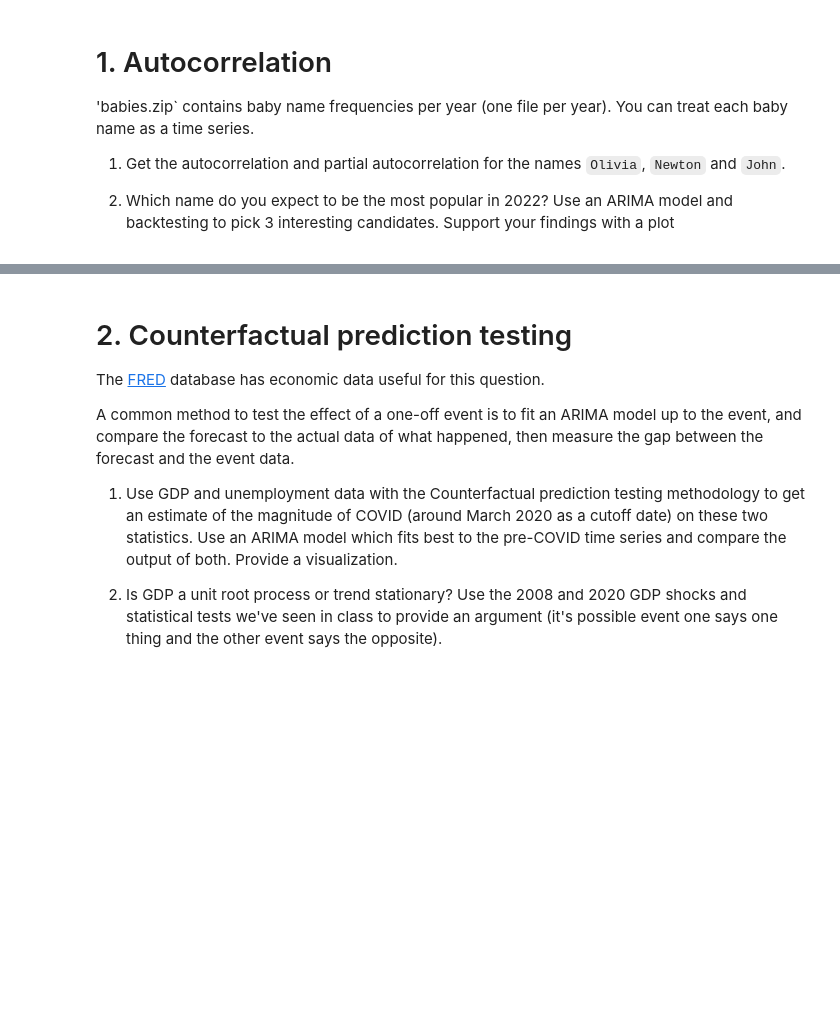
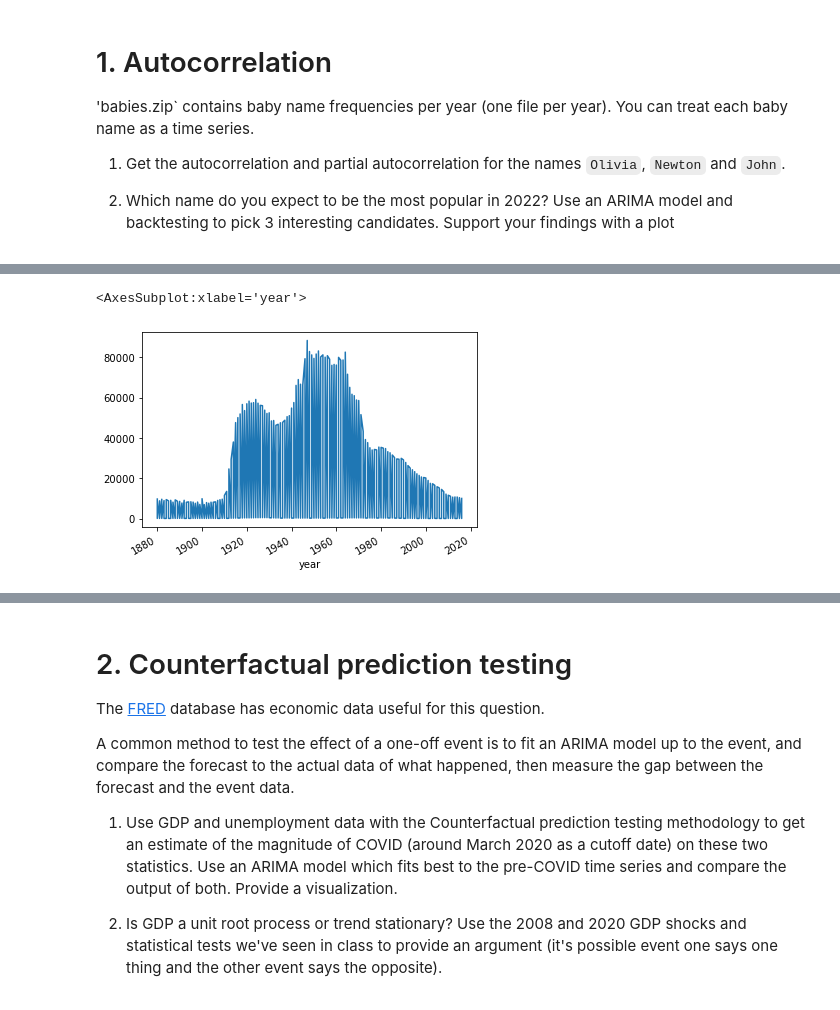
Before and after one commit to yuriemond/5-5-time-series, a Jupyter notebook: workshop.ipynb, the cells around one changed output, grey strips where cells are left out. Cells and saved outputs as stored; diff of their text form; code cells hidden in the pictures; blank space fills up the shorter version.

```diff
--- a/workshop.ipynb
+++ b/workshop.ipynb
@@ -8,0 +24,17 @@
+# %%
+#create a df from the zip file with name, gender and count as a column
+df = pd.DataFrame()
+colnames = ['name', 'gender', 'count']
+
+# Read the zip file
+with ZipFile("data/babies.zip") as temp_zip:
+    for file_name in temp_zip.namelist():
+        if ".txt" in file_name:
+            # Read the current file from the zip
+            with temp_zip.open(file_name) as temp_file:
+                temp_df = pd.read_csv(temp_file, names=colnames)
+                temp_df['year'] = file_name[3:7]
+                df = pd.concat([df, temp_df])
+
+df.to_csv('data/baby_names.csv', index=False)
+df
@@ -8,0 +55,5 @@
+# %%
+#get the column in the right format
+df.year = pd.to_datetime(df.year)
+df.count = df['count'].astype(int)
+df = df.set_index("year")
@@ -8,0 +70,6 @@
+# %%
+#visualize the data
+df['count'].loc[df.name == "John"].plot() #Newton, #Olivia
+# %% [output]
+<AxesSubplot:xlabel='year'>
+[figure, added]
```
Also changed, not shown: parts of 26 cells of this notebook, 3 other files.
